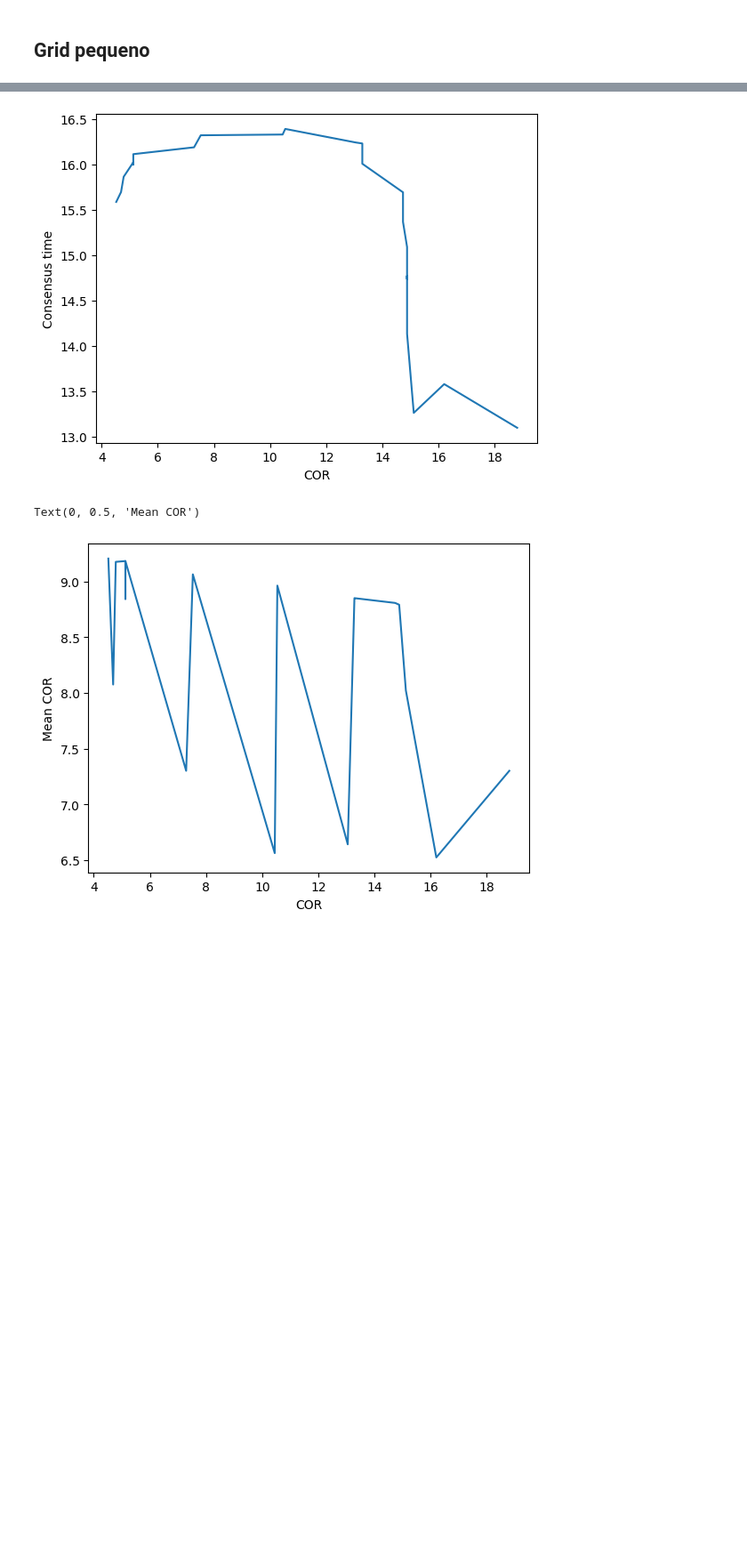
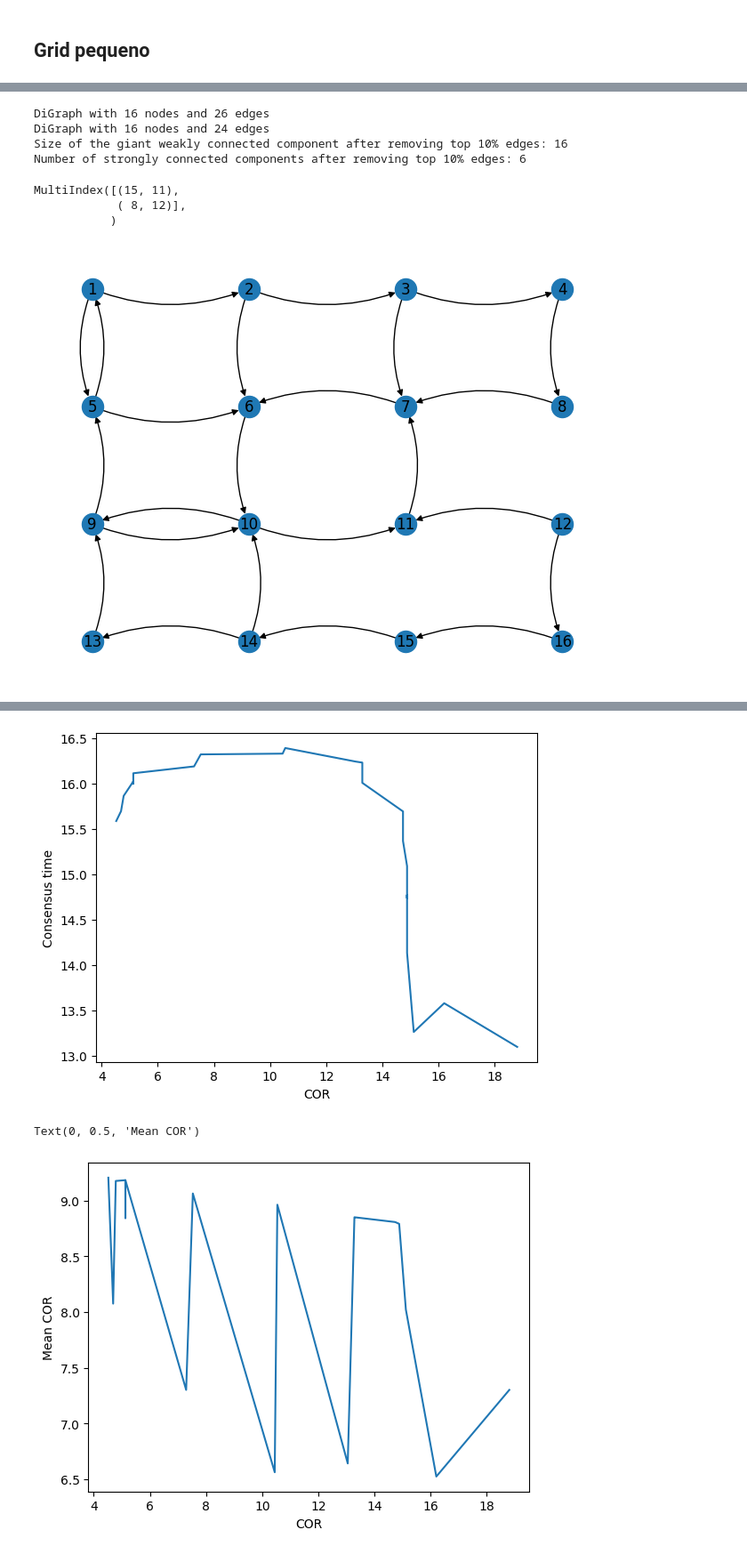
Before and after one commit to gioguarnieri/CoR, a Jupyter notebook: dynamics.ipynb, the cells around one changed output, grey strips where cells are left out. Shown at 89% size. Cells and saved outputs as stored; diff of their text form; code cells hidden in the pictures; blank space fills up the shorter version.

```diff
--- a/dynamics.ipynb
+++ b/dynamics.ipynb
@@ -211,7 +211,7 @@ def cycle_generator(n=3):
     G.add_edge(i+1, 0)
     return G
 
-font = {'family' : 'Arial',
+font = {
         'weight' : 'bold',
         'size'   : 22}
 
@@ -357,4 +330,41 @@ findfont: Font family 'Arial' not found.
 [figure]
+# %%
+# Calculate the number of edges to remove (top 10%)
+num_edges_to_remove = int(len(df) * 0.1)
+
+# Sort edges by Betweenness in descending order and select top 10%
+edges_to_remove = df.sort_values(by="SP_inverse", ascending=False).head(num_edges_to_remove).index
+
+# Create a copy of H and remove the selected edges
+H_modified = H.copy()
+for edge in edges_to_remove:
+    if H_modified.has_edge(edge[0], edge[1]):
+        H_modified.remove_edge(edge[0], edge[1])
+
+# Calculate weakly connected components
+wcc = list(nx.weakly_connected_components(H_modified))
+scc_len = len(list(nx.strongly_connected_components(H_modified)))
+# Find the size of the giant WCC
+giant_wcc_size = max(len(component) for component in wcc) if wcc else 0
+print(H)
+print(H_modified)
+print(f"Size of the giant weakly connected component after removing top 10% edges: {giant_wcc_size}")
+print(f"Number of strongly connected components after removing top 10% edges: {scc_len}")
+# %% [output]
+DiGraph with 16 nodes and 26 edges
+DiGraph with 16 nodes and 24 edges
+Size of the giant weakly connected component after removing top 10% edges: 16
+Number of strongly connected components after removing top 10% edges: 6
+# %%
+edges_to_remove
+# %% [output]
+MultiIndex([(15, 11),
+            ( 8, 12)],
+           )
+# %%
+nx.draw(H_modified, pos = pos,connectionstyle='arc3, rad = 0.2', with_labels = True)
+# %% [output]
+[figure, added]
 # %%
 edgelist = [[1, 2],
 [3, 4],
```
Also changed, not shown: parts of 6 cells of this notebook, 11 other files.
